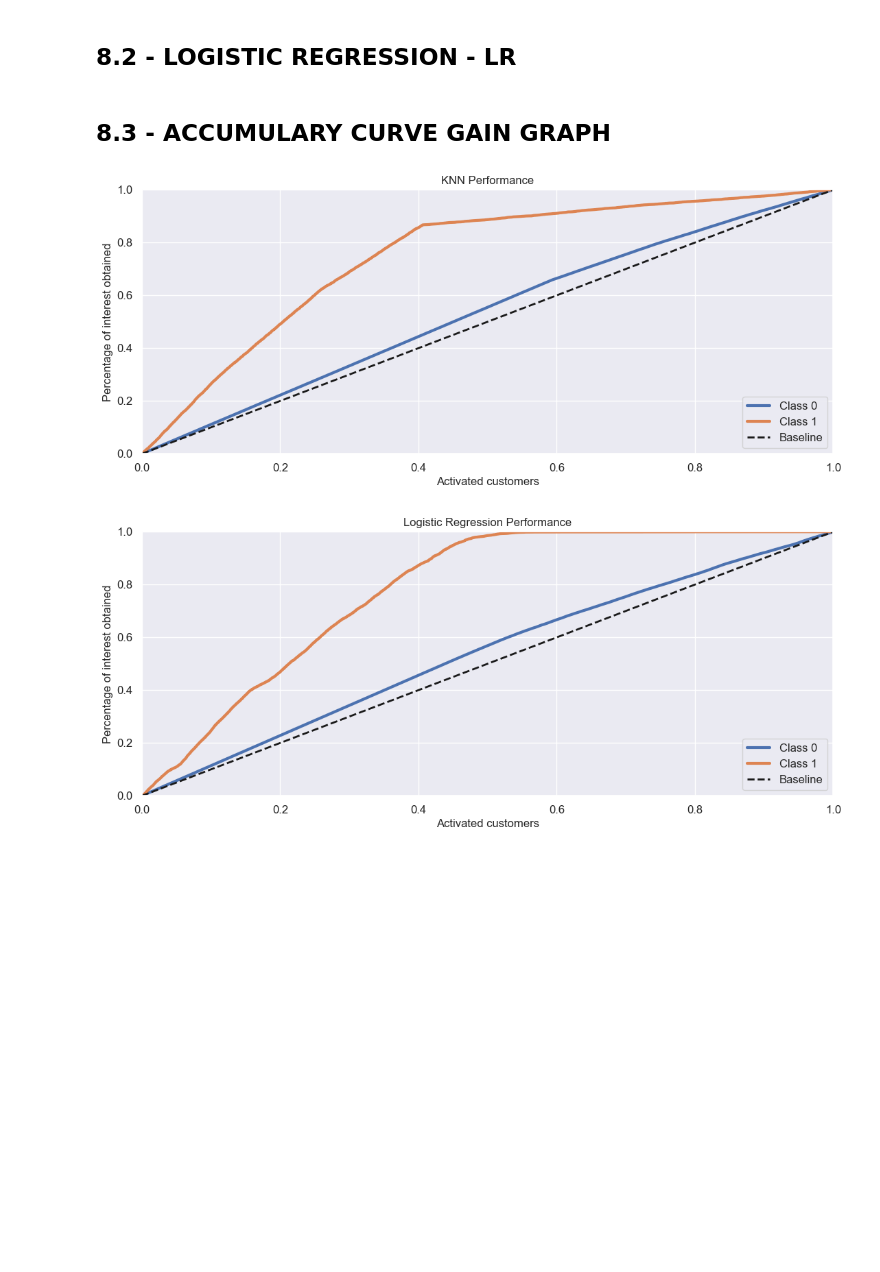
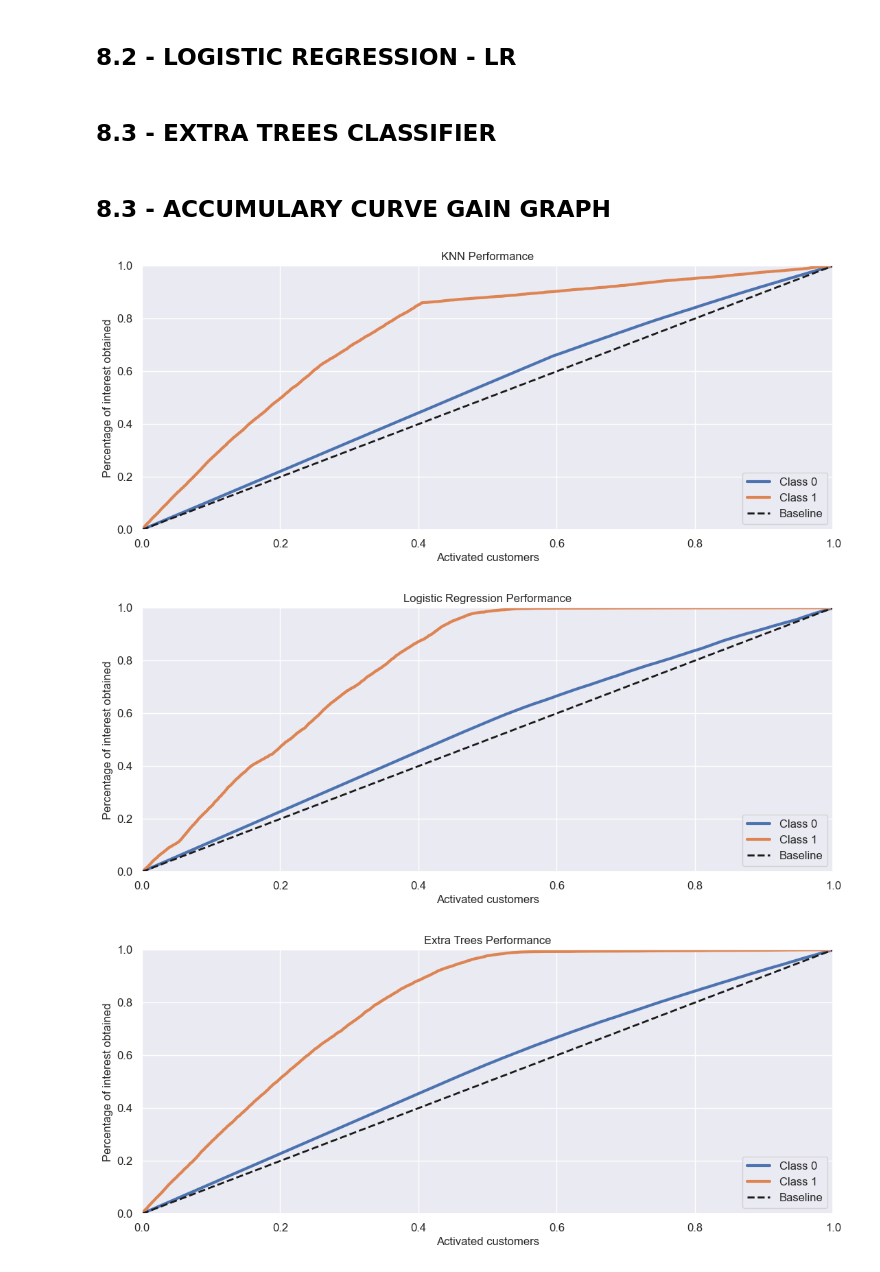
Before and after one commit to erickvieiras/health_insurence_classifier, a Jupyter notebook: notebook/insurence.ipynb, the cells around one changed output. Drawn from its saved outputs; the diff is of its cells as text; code cells hidden in the pictures; blank space fills up the shorter version.

```diff
--- a/notebook/insurence.ipynb
+++ b/notebook/insurence.ipynb
@@ -467,24 +503,26 @@ df6.loc[:, 'policy_sales_channel'] = df6['policy_sales_channel'].map(fe_policy_s
 One Hot Encoder
 # %%
 df6 = pd.get_dummies(df6, prefix = 'vehicle_age', columns = ['vehicle_age'])
+# %%
+df6[['vehicle_age_Below 1 Year', 'vehicle_age_Between 1 and 2 Years', 'vehicle_age_Over 2 Years']] = df6[['vehicle_age_Below 1 Year', 'vehicle_age_Between 1 and 2 Years', 'vehicle_age_Over 2 Years']].astype(np.int64)
 # %% [markdown]
 ## 6.3 - APPLY TRANSFORMATION ON VALIDATION DATA
 # %%
-x_val.loc[:, 'annual_premium'] = ss_annual_premium.fit_transform(x_val[['annual_premium']].values)
+x_validation.loc[:, 'annual_premium'] = ss_annual_premium.fit_transform(x_validation[['annual_premium']].values)
 
-x_val.loc[:, 'policy_sales_channel'] = x_val['policy_sales_channel'].map(fe_policy_sales_channel)
+x_validation.loc[:, 'policy_sales_channel'] = x_validation['policy_sales_channel'].map(fe_policy_sales_channel)
 
-x_val.loc[:, 'age']     = mms_age.fit_transform(x_val[['age']].values)
+x_validation.loc[:, 'age']     = mms_age.fit_transform(x_validation[['age']].values)
 
-x_val.loc[:, 'vintage'] = mms_vintage.fit_transform(x_val[['vintage']].values)
+x_validation.loc[:, 'vintage'] = mms_vintage.fit_transform(x_validation[['vintage']].values)
 
-x_val.loc[:, 'region_code'] = x_val.loc[:, 'region_code'].map(target_encoder_rc)
+x_validation.loc[:, 'region_code'] = x_validation.loc[:, 'region_code'].map(target_encoder_rc)
 
-x_val.loc[:, 'gender'] = x_val.loc[:, 'gender'].map(target_encoder_gender)
+x_validation.loc[:, 'gender'] = x_validation.loc[:, 'gender'].map(target_encoder_gender)
 
-x_val = pd.get_dummies(x_val, prefix = 'vehicle_age', columns = ['vehicle_age'])
+x_validation = pd.get_dummies(x_validation, prefix = 'vehicle_age', columns = ['vehicle_age'])
 
-x_val  = x_val.fillna(0)
+x_validation  = x_validation.fillna(0)
 # %% [markdown]
 # 7.0 - FEATURE SELECTION
 # %% [markdown]
@@ -542,7 +580,8 @@ Ranking:
 # %%
 cols_selected = ['annual_premium', 'vintage', 'age', 'region_code', 'policy_sales_channel', 'vehicle_damage', 'previously_insured']
 x_train = df6[cols_selected]
-x_val = x_val[cols_selected]
+x_val = x_validation[cols_selected]
+y_val = y_validation.copy()
 # %% [markdown]
 # 8.0 - MACHINE LEARNING MODEL
 # %% [markdown]
@@ -567,20 +606,37 @@ lr.fit(x_train, y_train)
 
 #predict
 yhat_lr = lr.predict_proba(x_val)
+# %% [markdown]
+## 8.3 - EXTRA TREES CLASSIFIER
+# %%
+#create model
+extra_trees = ExtraTreesClassifier(n_estimators = 1000, n_jobs = -1, random_state= 42)
+#training
+extra_trees.fit(x_train, y_train)
+
+#predict
+yhat_extrat = extra_trees.predict_proba(x_val)
 # %% [markdown]
 ## 8.3 - ACCUMULARY CURVE GAIN GRAPH
 # %%
 plot_cumulative_gain(y_val, yhat_knn)
 plt.title('KNN Performance')
 plt.xlabel('Activated customers')
 plt.ylabel('Percentage of interest obtained')
 plt.show()
 
 plot_cumulative_gain(y_val, yhat_lr)
 plt.title('Logistic Regression Performance')
 plt.xlabel('Activated customers')
 plt.ylabel('Percentage of interest obtained')
 plt.show()
+
+plot_cumulative_gain(y_val, yhat_extrat)
+plt.title('Extra Trees Performance')
+plt.xlabel('Activated customers')
+plt.ylabel('Percentage of interest obtained')
+plt.show()
 # %% [output]
 [figure]
 [figure]
+[figure, added]
```
Also changed, not shown: parts of 9 cells of this notebook.
